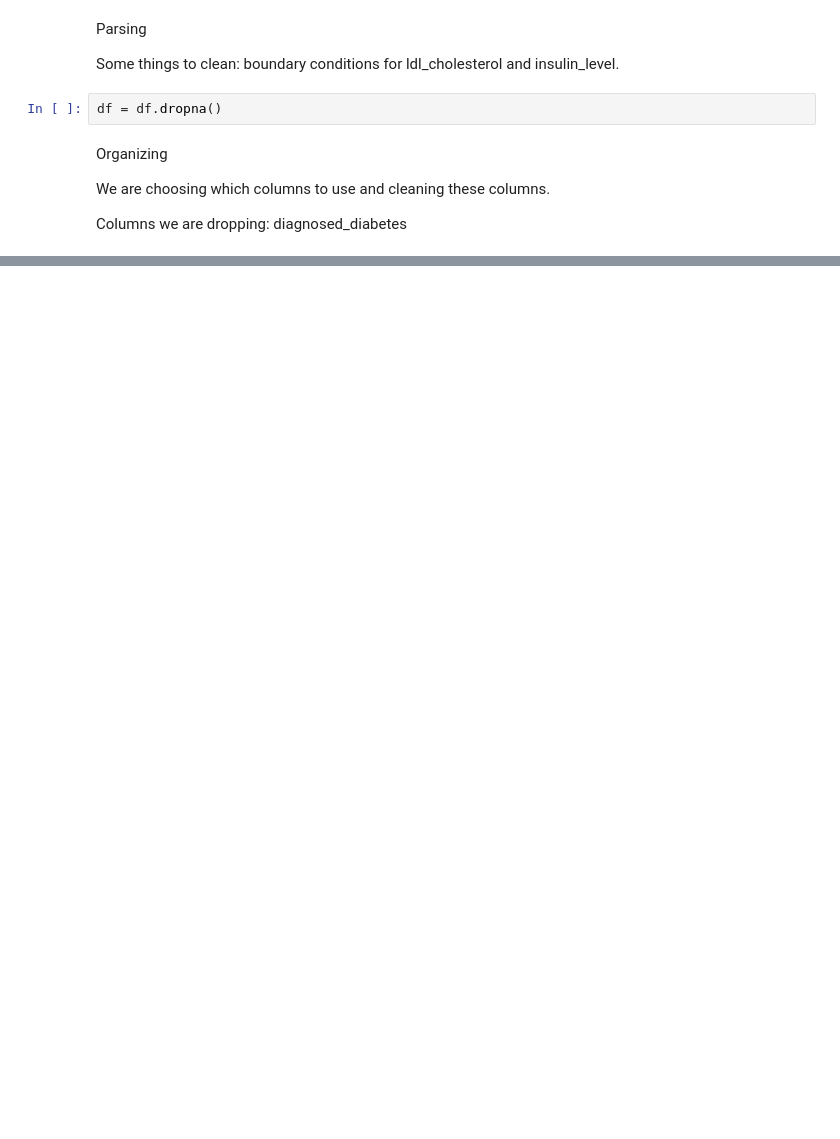
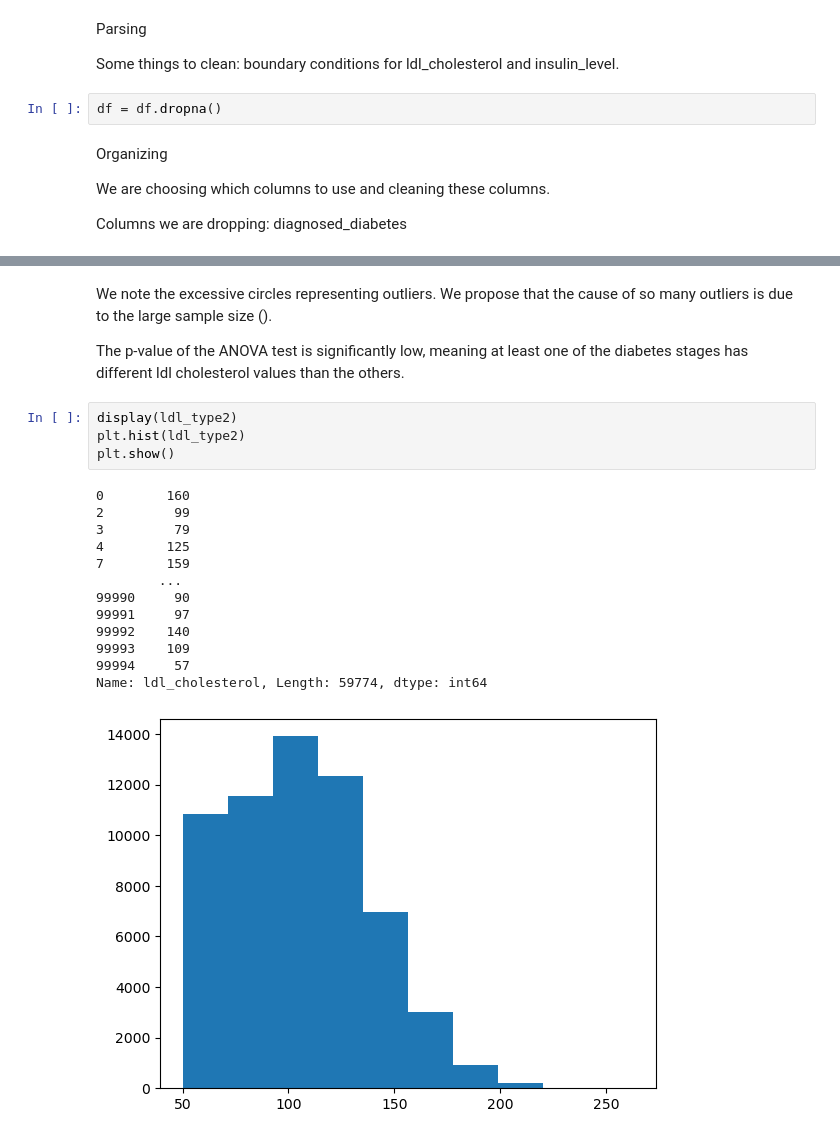
Before and after one commit to XaelZeph/CMSC320_FinalProject, a Jupyter notebook: PreprocessingAndAnalysis.ipynb, the cells around one changed output, grey strips where cells are left out. Drawn from its saved outputs; the diff is of its cells as text; blank space fills up the shorter version.

```diff
--- a/PreprocessingAndAnalysis.ipynb
+++ b/PreprocessingAndAnalysis.ipynb
@@ -42,0 +67,22 @@ average_df = df.groupby('diagnosed_diabetes')[['diet_score', 'sleep_hours_per_da
+# %% [markdown]
+We note the excessive circles representing outliers. We propose that the cause of so many outliers is due to the large sample size ().
+
+The p-value of the ANOVA test is significantly low, meaning at least one of the diabetes stages has different ldl cholesterol values than the others.
+# %%
+display(ldl_type2)
+plt.hist(ldl_type2)
+plt.show()
+# %% [output]
+0        160
+2         99
+3         79
+4        125
+7        159
+        ...
+99990     90
+99991     97
+99992    140
+99993    109
+99994     57
+Name: ldl_cholesterol, Length: 59774, dtype: int64
+[figure, added]
```
Also changed, not shown: parts of 12 cells of this notebook.
